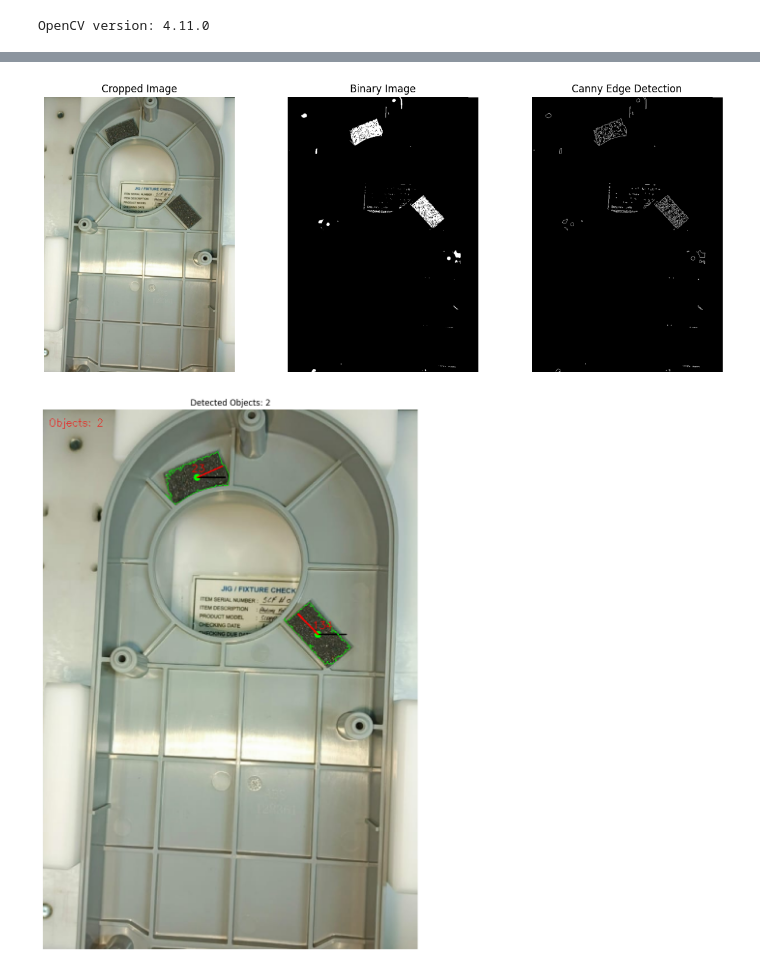
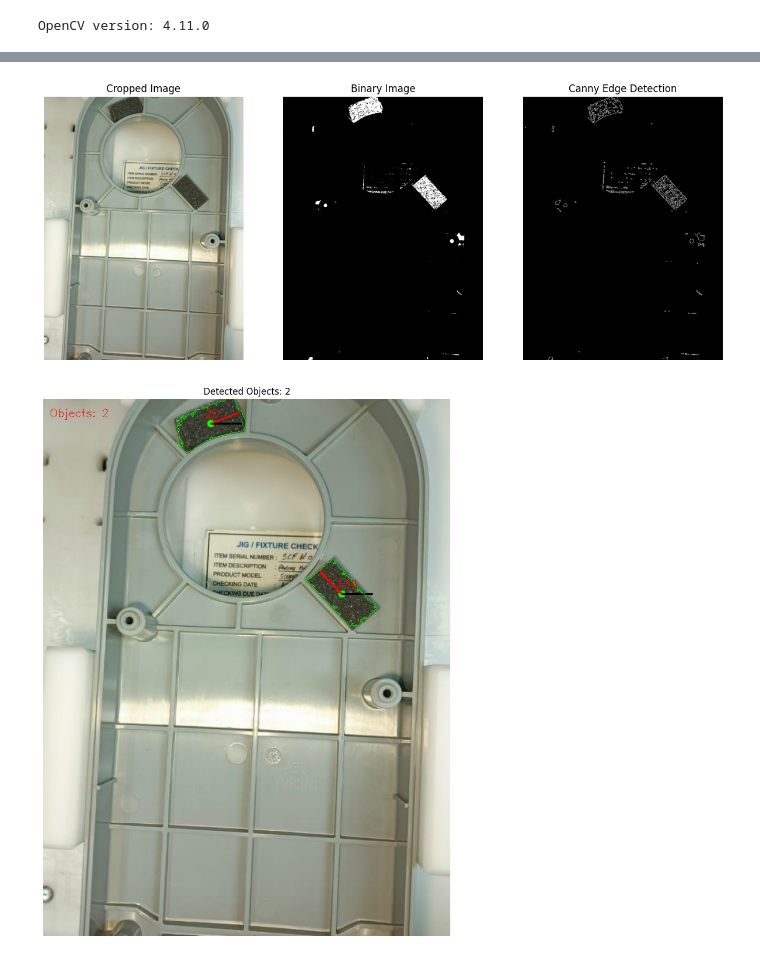
Before and after one commit to Muhammad-Yunus/OpenCV-ObjectAnalysis-Learn, a Jupyter notebook: SpecialCase/deteksi_sponse_hitam.ipynb, the cells around one changed output, grey strips where cells are left out. Saved outputs shown, nothing was run; the diff lists cells and outputs as text; code cells hidden in the pictures.

```diff
--- a/SpecialCase/deteksi_sponse_hitam.ipynb
+++ b/SpecialCase/deteksi_sponse_hitam.ipynb
@@ -17,7 +17,7 @@ h, w, __ = original_img.shape
 
 crop_x0 = 0.2 #`20% padding from left`
 crop_xt = 0.8 #`20% padding from right`
-crop_y0 = 0.15 #`15% padding from top`
+crop_y0 = 0.20 #`20% padding from top`
 crop_yt = 0.75 #`25% padding from bottom`
 
 print(f"Cropped Image by horizontal {crop_x0*100}% - {crop_xt*100}% and vertical {crop_y0*100}% - {crop_yt*100}%")
@@ -71,10 +71,10 @@ plt.axis("off")
 
 plt.show()
 # %% [output]
-[figure, old version]
+[figure, new version]
 # %%
 # Step 3: Find contours
-contours, _ = cv2.findContours(thresh, cv2.RETR_EXTERNAL, cv2.CHAIN_APPROX_SIMPLE)
+contours, _ = cv2.findContours(binary, cv2.RETR_EXTERNAL, cv2.CHAIN_APPROX_SIMPLE)
 
 # Step 4: Calculate centroids & Draw contours
 num_objects = 0
@@ -135,31 +135,31 @@ for contour in contours:
     # -------------------------------------------------------------------------------------------------------- #
     #                                   End calculate PCA of the contour                                       #
     # -------------------------------------------------------------------------------------------------------- #
 
 
     # Increment the number of objects detected
     num_objects += 1
 
     # Draw contours
     cv2.drawContours(output, [contour], -1, (0, 255, 0), 1)
 
 
 
 
 # Step 5: Display the number of objects detected # Number of objects detected based on the number of contours
 cv2.putText(output, f"Objects: {num_objects}", (10, 30), cv2.FONT_HERSHEY_SIMPLEX,
             0.6, (0, 0, 255), 1)
 
 
 
 
 # Display detected objects
 plt.figure(figsize=(10,15))
 
 plt.imshow(output[:,:,::-1])
 plt.title(f"Detected Objects: {num_objects}")
 plt.axis("off")
 
 plt.show()
 # %% [output]
-[figure, old version]
+[figure, new version]
```
Also changed, not shown: parts of 1 cell of this notebook.
